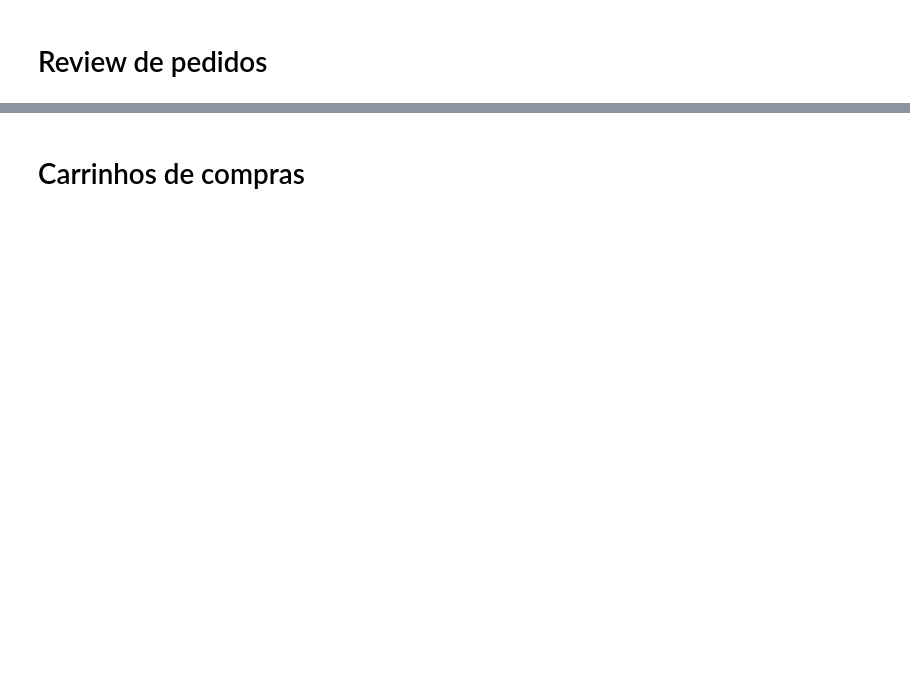
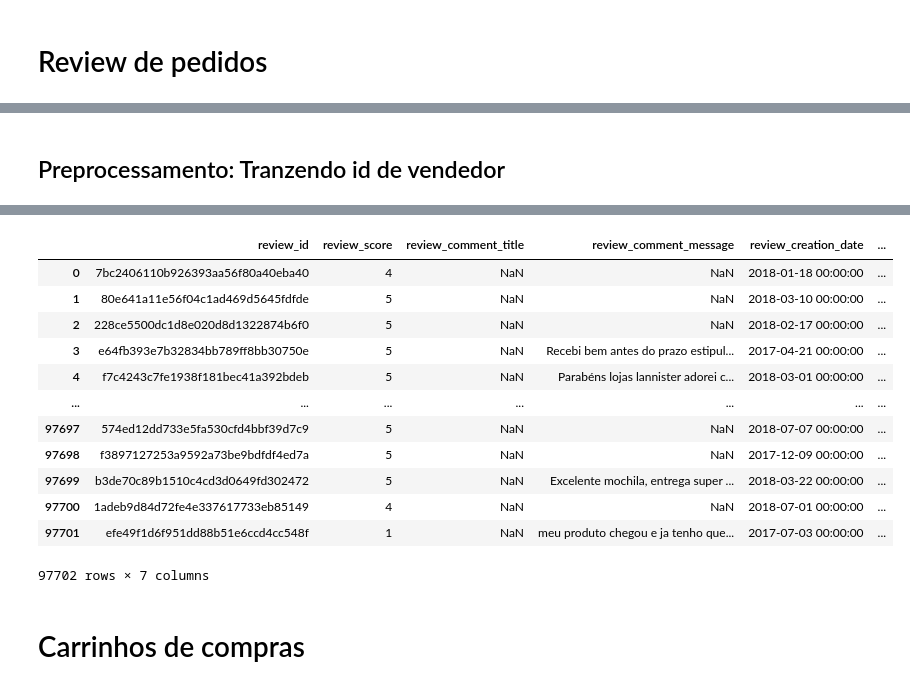
Before and after one commit to BrunoRammon/olist_project, a Jupyter notebook: notebooks/EDA_datasets.ipynb, the cells around one changed output, grey strips where cells are left out. Drawn from its saved outputs; the diff is of its cells as text; code cells hidden in the pictures; blank space fills up the shorter version.

```diff
--- a/notebooks/EDA_datasets.ipynb
+++ b/notebooks/EDA_datasets.ipynb
@@ -152,0 +245,28 @@ Name: count, Length: 98673, dtype: int64
+# %% [markdown]
+## Preprocessamento: Tranzendo id de vendedor
+# %%
+df_rev_pre = (
+    df_rev
+    .merge(
+        df_orders[["order_id", "order_status"]]
+        .drop_duplicates(),
+        on="order_id",
+        how='left',
+        validate='m:1'
+    )
+    .query("order_status=='delivered'")
+    .drop(columns="order_status")
+    .merge(
+        df_items[['seller_id','order_id']]
+        .drop_duplicates(),
+        on=['order_id'],
+        how='left',
+        validate='m:m',
+        indicator=True
+    )
+)
+assert all(df_rev_pre._merge.astype("string").fillna("nulo") == "both")
+df_rev_pre = df_rev_pre.drop(columns=['_merge','order_id'])
+# %%
+df_rev_pre
+# %% [output]
@@ -153,2 +274,15 @@ Name: count, Length: 98673, dtype: int64
+|  | review_id | review_score | review_comment_title | review_comment_message | review_creation_date | ... |
+| 0 | 7bc2406110b926393aa56f80a40eba40 | 4 | NaN | NaN | 2018-01-18 00:00:00 | ... |
+| 1 | 80e641a11e56f04c1ad469d5645fdfde | 5 | NaN | NaN | 2018-03-10 00:00:00 | ... |
+| 2 | 228ce5500dc1d8e020d8d1322874b6f0 | 5 | NaN | NaN | 2018-02-17 00:00:00 | ... |
+| 3 | e64fb393e7b32834bb789ff8bb30750e | 5 | NaN | Recebi bem antes do prazo estipul... | 2017-04-21 00:00:00 | ... |
+| 4 | f7c4243c7fe1938f181bec41a392bdeb | 5 | NaN | Parabéns lojas lannister adorei c... | 2018-03-01 00:00:00 | ... |
+| ... | ... | ... | ... | ... | ... | ... |
+| 97697 | 574ed12dd733e5fa530cfd4bbf39d7c9 | 5 | NaN | NaN | 2018-07-07 00:00:00 | ... |
+| 97698 | f3897127253a9592a73be9bdfdf4ed7a | 5 | NaN | NaN | 2017-12-09 00:00:00 | ... |
+| 97699 | b3de70c89b1510c4cd3d0649fd302472 | 5 | NaN | Excelente mochila, entrega super ... | 2018-03-22 00:00:00 | ... |
+| 97700 | 1adeb9d84d72fe4e337617733eb85149 | 4 | NaN | NaN | 2018-07-01 00:00:00 | ... |
+| 97701 | efe49f1d6f951dd88b51e6ccd4cc548f | 1 | NaN | meu produto chegou e ja tenho que... | 2017-07-03 00:00:00 | ... |
+97702 rows × 7 columns
 # %% [markdown]
 # Carrinhos de compras
```
Also changed, not shown: parts of 32 cells of this notebook, 3 other files.
